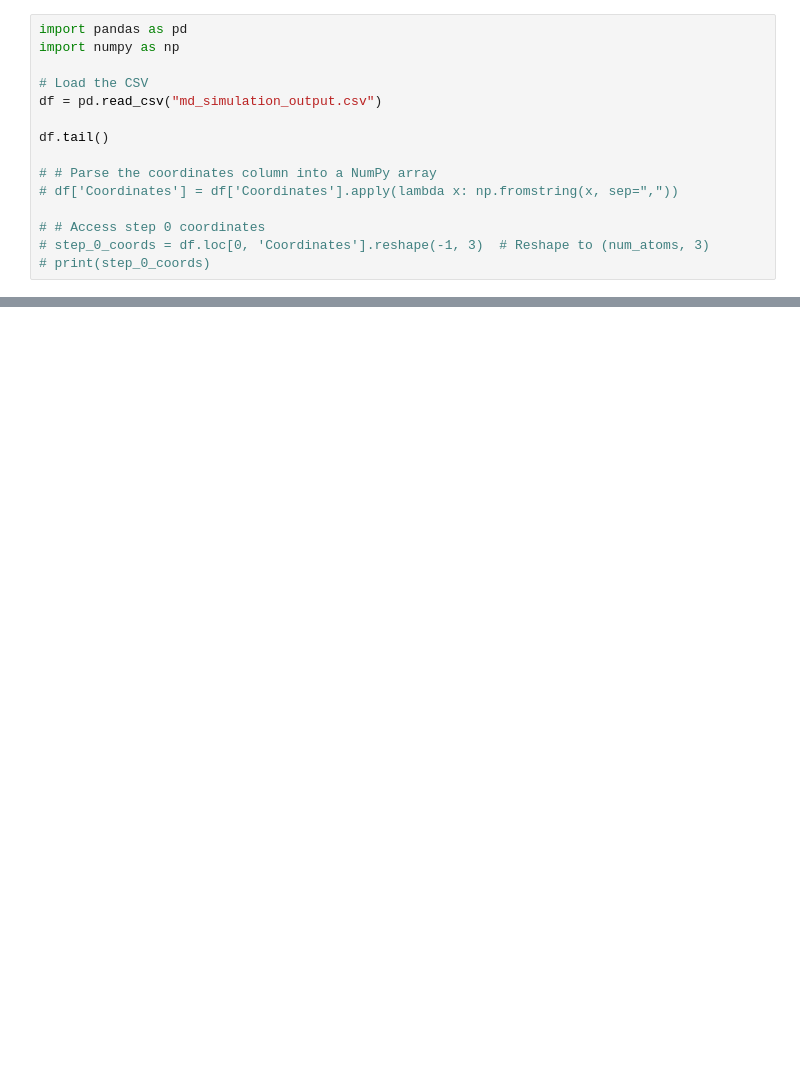
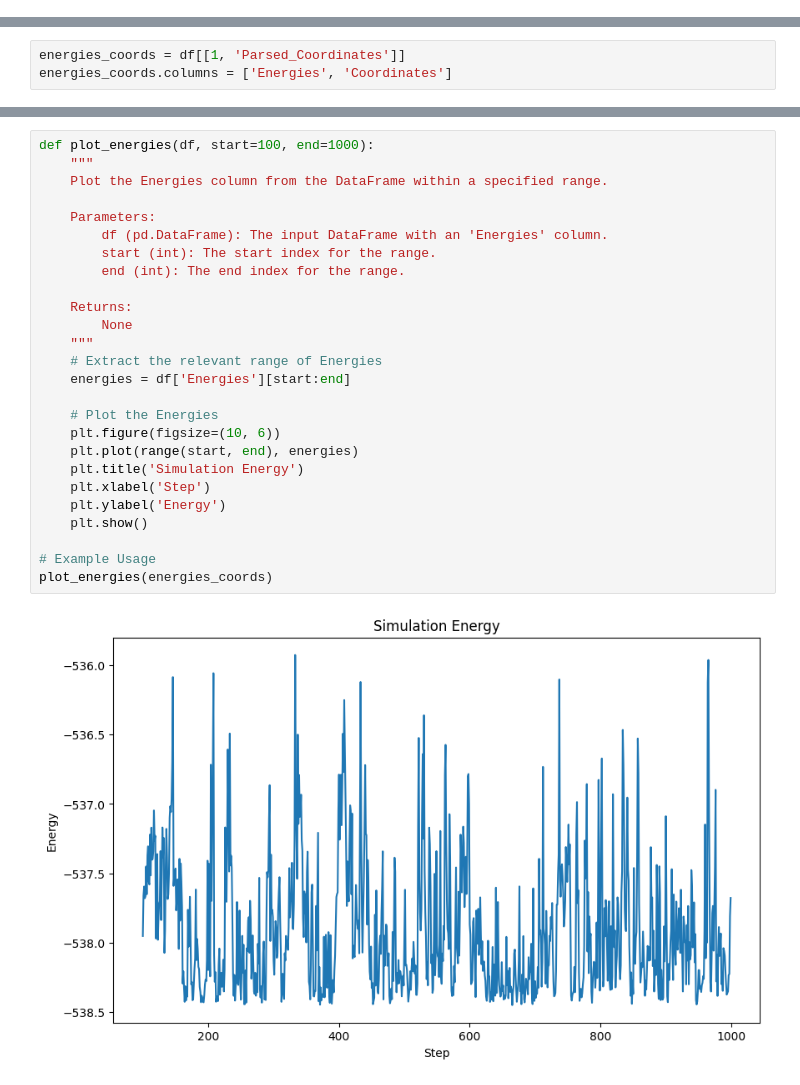
Before and after one commit to neal-p/CHEM279_Fall2024_Patrick_Neal, a Jupyter notebook: final/CNDO2_simulation/analysis/energies.ipynb, the cells around one changed output, grey strips where cells are left out. Cells and saved outputs as stored; diff of their text form; blank space fills up the shorter version.

```diff
--- a/final/CNDO2_simulation/analysis/energies.ipynb
+++ b/final/CNDO2_simulation/analysis/energies.ipynb
@@ -1,15 +0,0 @@
-# %%
-import pandas as pd
-import numpy as np
-
-# Load the CSV
-df = pd.read_csv("md_simulation_output.csv")
-
-df.tail()
-
-# # Parse the coordinates column into a NumPy array
-# df['Coordinates'] = df['Coordinates'].apply(lambda x: np.fromstring(x, sep=","))
-
-# # Access step 0 coordinates
-# step_0_coords = df.loc[0, 'Coordinates'].reshape(-1, 3)  # Reshape to (num_atoms, 3)
-# print(step_0_coords)
@@ -22,0 +43,3 @@ df.tail()
+# %%
+energies_coords = df[[1, 'Parsed_Coordinates']]
+energies_coords.columns = ['Energies', 'Coordinates']
@@ -22,0 +59,28 @@ df.tail()
+# %%
+def plot_energies(df, start=100, end=1000):
+    """
+    Plot the Energies column from the DataFrame within a specified range.
+
+    Parameters:
+        df (pd.DataFrame): The input DataFrame with an 'Energies' column.
+        start (int): The start index for the range.
+        end (int): The end index for the range.
+
+    Returns:
+        None
+    """
+    # Extract the relevant range of Energies
+    energies = df['Energies'][start:end]
+
+    # Plot the Energies
+    plt.figure(figsize=(10, 6))
+    plt.plot(range(start, end), energies)
+    plt.title('Simulation Energy')
+    plt.xlabel('Step')
+    plt.ylabel('Energy')
+    plt.show()
+
+# Example Usage
+plot_energies(energies_coords)
+# %% [output]
+[figure, added]
```
Also changed, not shown: parts of 9 cells of this notebook, 4 other files.
